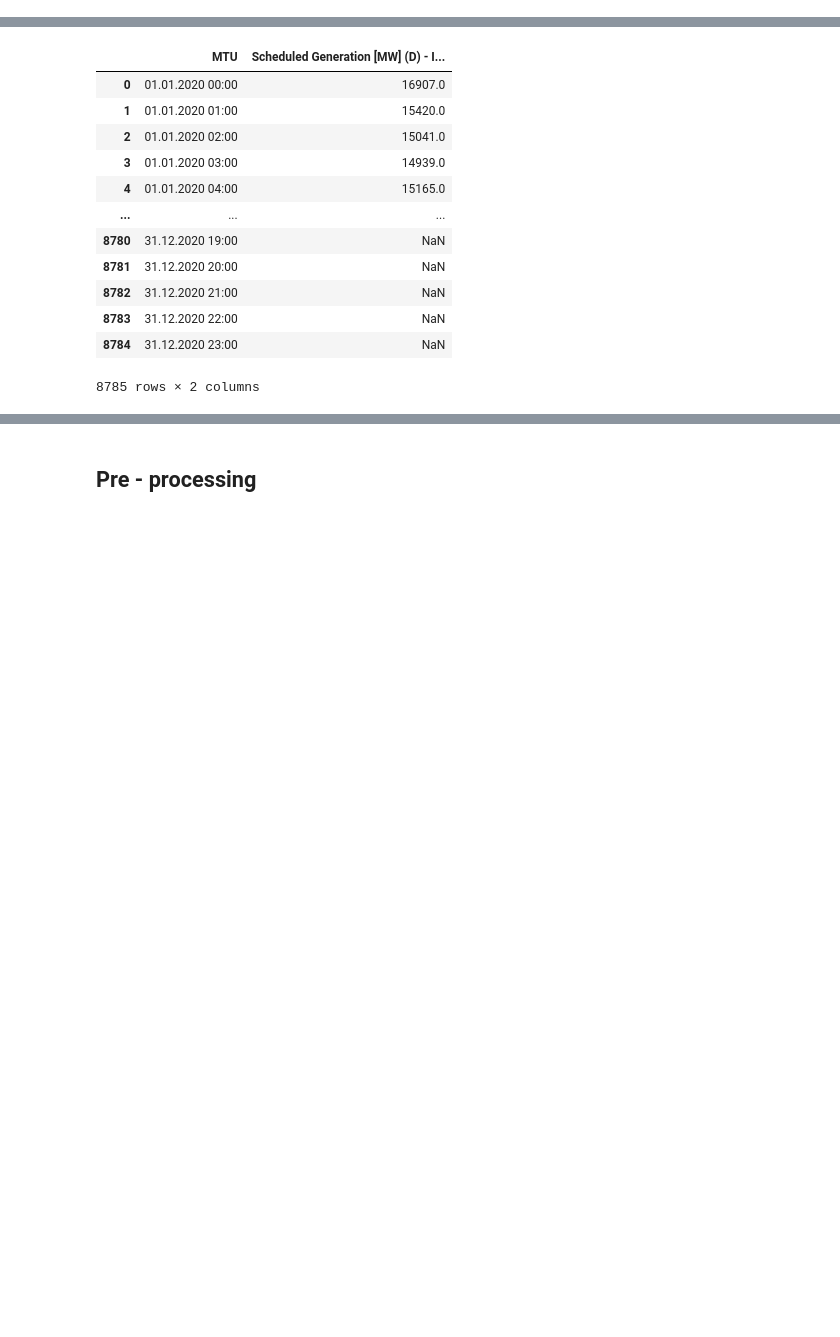
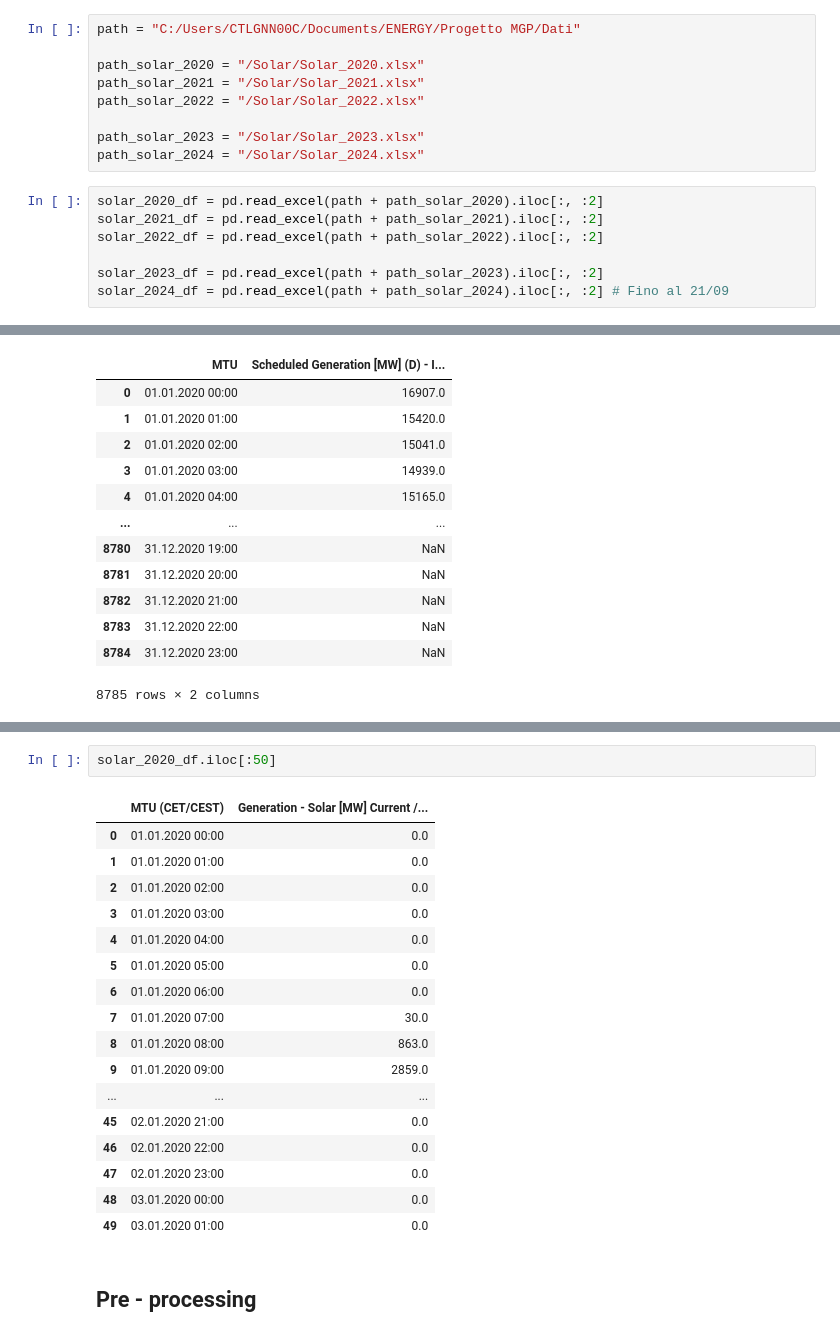
Before and after one commit to giovannicatalano-ors/epftoolbox, a Jupyter notebook: LEAR_DNN_PUN _customized_features.ipynb, the cells around one changed output, grey strips where cells are left out. Saved outputs shown, nothing was run; the diff lists cells and outputs as text; blank space fills up the shorter version.

```diff
--- a/LEAR_DNN_PUN _customized_features.ipynb
+++ b/LEAR_DNN_PUN _customized_features.ipynb
@@ -248,0 +251,16 @@ train_load_df.duplicated("Date").sum(), test_load_df.duplicated("Date").sum()
+# %%
+path = "C:/Users/CTLGNN00C/Documents/ENERGY/Progetto MGP/Dati"
+
+path_solar_2020 = "/Solar/Solar_2020.xlsx"
+path_solar_2021 = "/Solar/Solar_2021.xlsx"
+path_solar_2022 = "/Solar/Solar_2022.xlsx"
+
+path_solar_2023 = "/Solar/Solar_2023.xlsx"
+path_solar_2024 = "/Solar/Solar_2024.xlsx"
+# %%
+solar_2020_df = pd.read_excel(path + path_solar_2020).iloc[:, :2]
+solar_2021_df = pd.read_excel(path + path_solar_2021).iloc[:, :2]
+solar_2022_df = pd.read_excel(path + path_solar_2022).iloc[:, :2]
+
+solar_2023_df = pd.read_excel(path + path_solar_2023).iloc[:, :2]
+solar_2024_df = pd.read_excel(path + path_solar_2024).iloc[:, :2] # Fino al 21/09
@@ -336,3 +449,23 @@ train_df
+# %%
+solar_2020_df.iloc[:50]
+# %% [output]
+|  | MTU (CET/CEST) | Generation - Solar [MW] Current /... |
+| 0 | 01.01.2020 00:00 | 0.0 |
+| 1 | 01.01.2020 01:00 | 0.0 |
+| 2 | 01.01.2020 02:00 | 0.0 |
+| 3 | 01.01.2020 03:00 | 0.0 |
+| 4 | 01.01.2020 04:00 | 0.0 |
+| 5 | 01.01.2020 05:00 | 0.0 |
+| 6 | 01.01.2020 06:00 | 0.0 |
+| 7 | 01.01.2020 07:00 | 30.0 |
+| 8 | 01.01.2020 08:00 | 863.0 |
+| 9 | 01.01.2020 09:00 | 2859.0 |
+| ... | ... | ... |
+| 45 | 02.01.2020 21:00 | 0.0 |
+| 46 | 02.01.2020 22:00 | 0.0 |
+| 47 | 02.01.2020 23:00 | 0.0 |
+| 48 | 03.01.2020 00:00 | 0.0 |
+| 49 | 03.01.2020 01:00 | 0.0 |
 # %% [markdown]
 ## Pre - processing
 # %%
```
Also changed, not shown: parts of 33 cells of this notebook.
